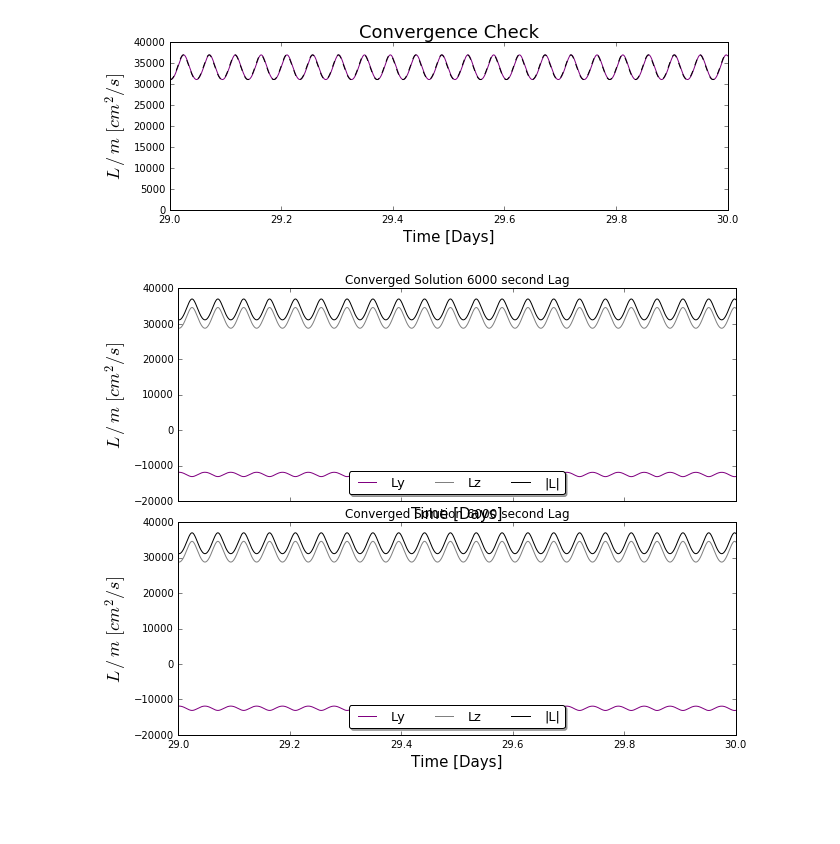
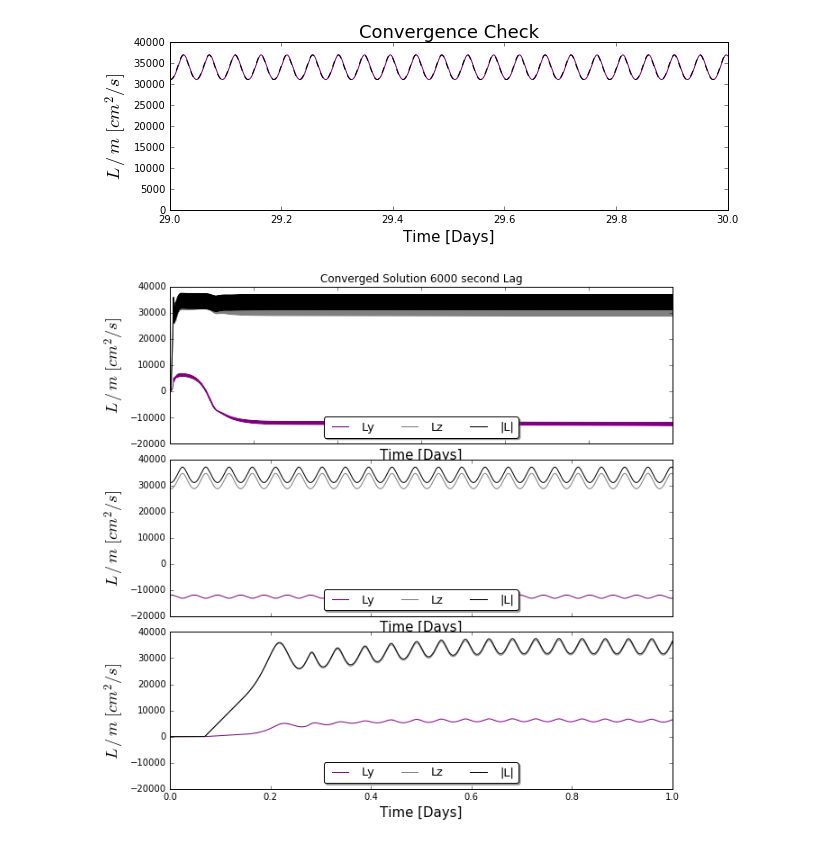
Before and after one commit to DSeligman/Oumuamua_Jetmodel, a Jupyter notebook: Lagged_Jet_Visualizer.ipynb, the cells around one changed output. Drawn from its saved outputs; the diff is of its cells as text; code cells hidden in the pictures; blank space fills up the shorter version.

```diff
--- a/Lagged_Jet_Visualizer.ipynb
+++ b/Lagged_Jet_Visualizer.ipynb
@@ -63,29 +63,38 @@ plt.title('Convergence Check',fontsize=18)
 [figure]
 # %%
 #plot all three
-f, axarr = plt.subplots(2, sharex=True, sharey=False,figsize=(10,8))
+f, axarr = plt.subplots(3, sharex=False, sharey=False,figsize=(10,10))
 #f.suptitle('Sharing both axes')
 f.subplots_adjust(hspace=0.1)
 
 axarr[0].plot(t/(60.*60*24),Lyc,label='Ly',color='purple')
 axarr[0].plot(t/(60.*60*24),Lzc,label='Lz',color='grey')
 axarr[0].plot(t/(60.*60*24),np.sqrt(Lyc**2+Lzc**2),color='black',label='|L|')
 axarr[0].legend(loc='lower center',ncol=3,prop={'size': 13},fancybox=True, shadow=True)
 axarr[0].set_ylabel(r'$L \, / \, m \, \, [cm^2/s]$',fontsize=18)
 axarr[0].set_title('Converged Solution 6000 second Lag')
 axarr[0].set_xlabel('Time [Days]',fontsize=15)
 
 
 axarr[1].plot(t/(60.*60*24),Lyc,label='Ly',color='purple')
 axarr[1].plot(t/(60.*60*24),Lzc,label='Lz',color='grey')
 axarr[1].plot(t/(60.*60*24),np.sqrt(Lyc**2+Lzc**2),color='black',label='|L|')
 axarr[1].legend(loc='lower center',ncol=3,prop={'size': 13},fancybox=True, shadow=True)
 axarr[1].set_ylabel(r'$L \, / \, m \, \, [cm^2/s]$',fontsize=18)
-axarr[1].set_title('Converged Solution 6000 second Lag')
+#axarr[1].set_title('Converged Solution 6000 second Lag')
 axarr[1].set_xlabel('Time [Days]',fontsize=15)
 axarr[1].set_xlim([29,30])
 
+axarr[2].plot(t/(60.*60*24),Lyc,label='Ly',color='purple')
+axarr[2].plot(t/(60.*60*24),Lzc,label='Lz',color='grey')
+axarr[2].plot(t/(60.*60*24),np.sqrt(Lyc**2+Lzc**2),color='black',label='|L|')
+axarr[2].legend(loc='lower center',ncol=3,prop={'size': 13},fancybox=True, shadow=True)
+axarr[2].set_ylabel(r'$L \, / \, m \, \, [cm^2/s]$',fontsize=18)
+#axarr[1].set_title('Converged Solution 6000 second Lag')
+axarr[2].set_xlabel('Time [Days]',fontsize=15)
+axarr[2].set_xlim([0,1])
+
 for ax in axarr:
     ax.label_outer()
 # %% [output]
-[figure, old version]
+[figure, new version]
```
